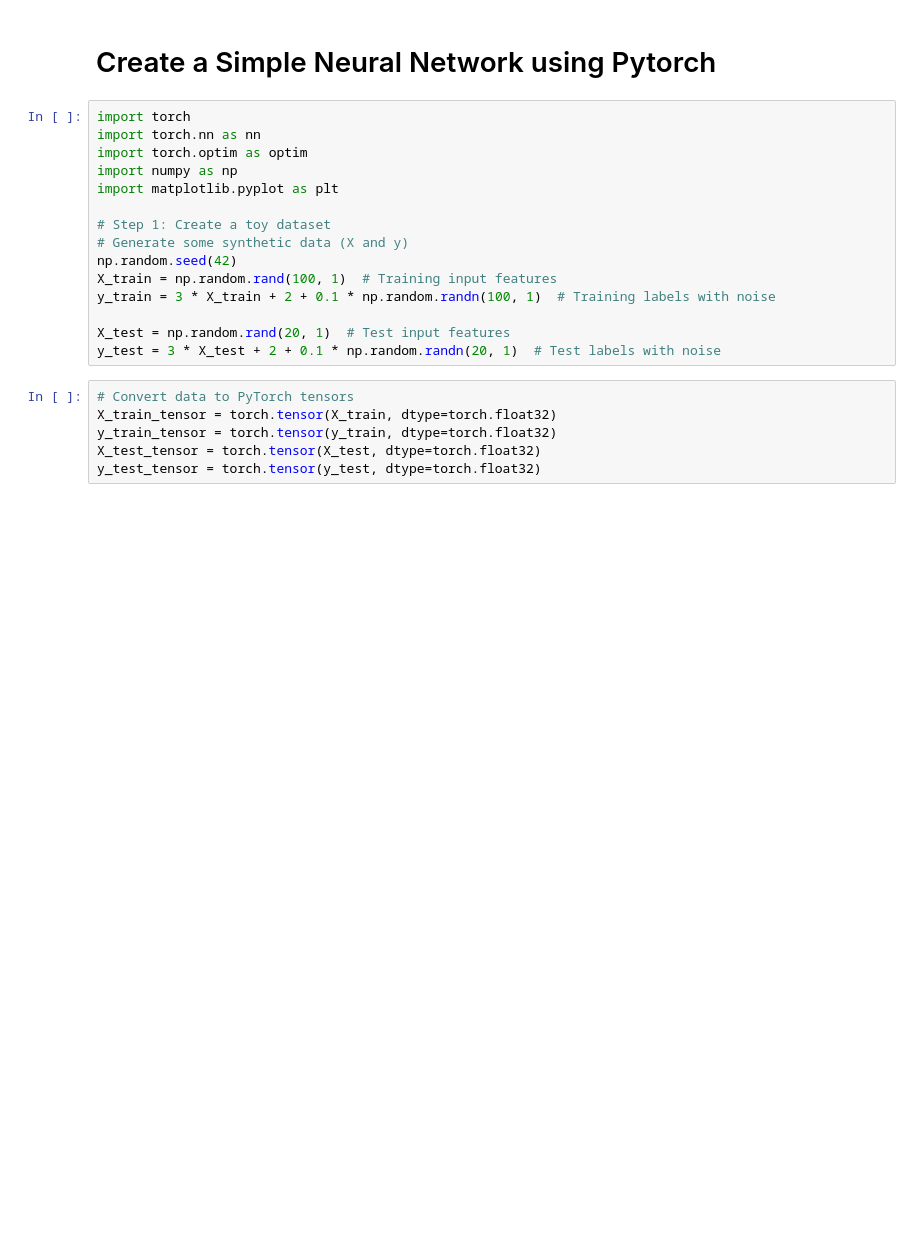
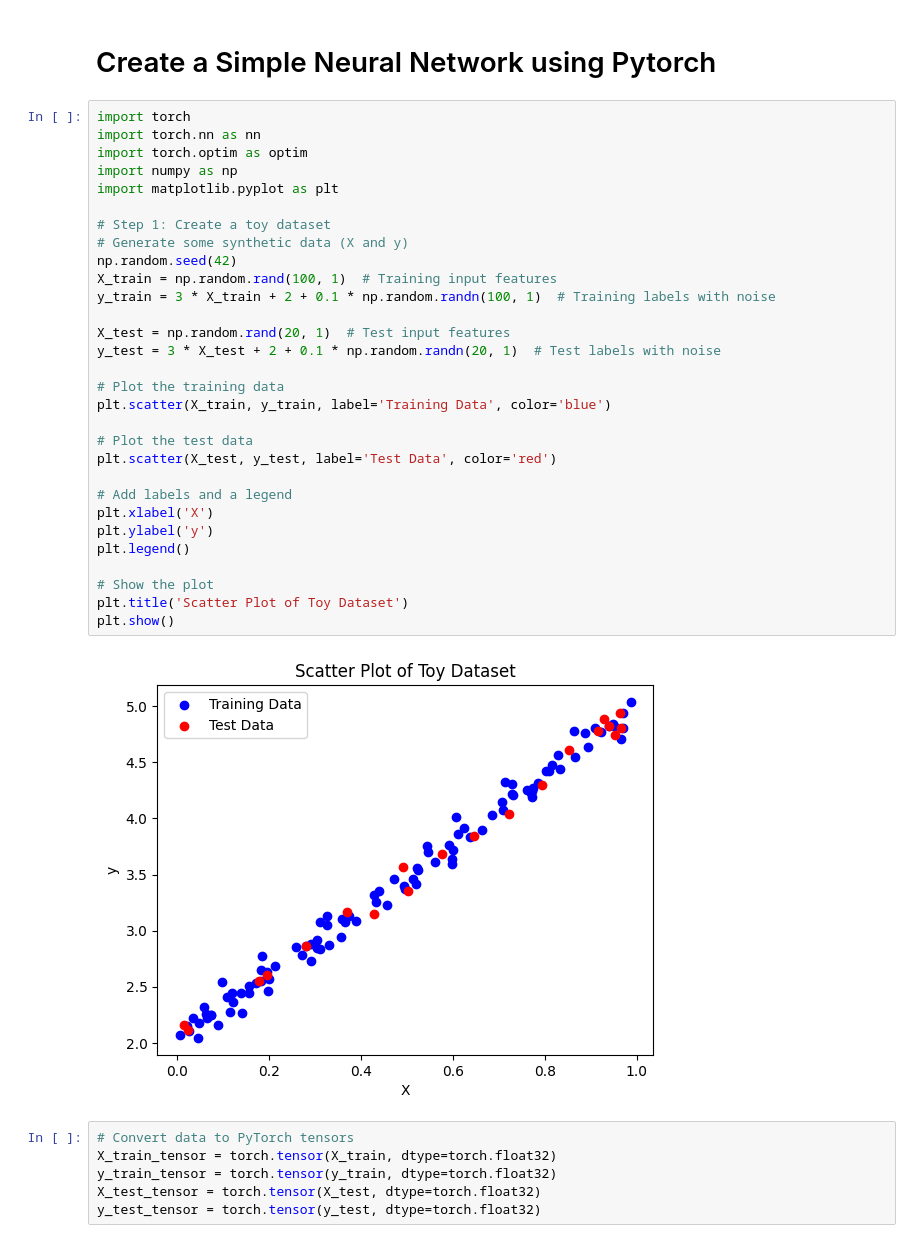
Before and after one commit to shubhamagarwal1993/Introduction-to-Generative-AI, a Jupyter notebook: Day-1/Part-1.ipynb, the cells around one changed output. Cells and saved outputs as stored; diff of their text form; blank space fills up the shorter version.

```diff
--- a/Day-1/Part-1.ipynb
+++ b/Day-1/Part-1.ipynb
@@ -711,18 +731,35 @@ See more in the [official documentation](https://pytorch.org/tutorials/beginner/
 # %%
 import torch
 import torch.nn as nn
 import torch.optim as optim
 import numpy as np
 import matplotlib.pyplot as plt
 
 # Step 1: Create a toy dataset
 # Generate some synthetic data (X and y)
 np.random.seed(42)
 X_train = np.random.rand(100, 1)  # Training input features
 y_train = 3 * X_train + 2 + 0.1 * np.random.randn(100, 1)  # Training labels with noise
 
 X_test = np.random.rand(20, 1)  # Test input features
 y_test = 3 * X_test + 2 + 0.1 * np.random.randn(20, 1)  # Test labels with noise
+
+# Plot the training data
+plt.scatter(X_train, y_train, label='Training Data', color='blue')
+
+# Plot the test data
+plt.scatter(X_test, y_test, label='Test Data', color='red')
+
+# Add labels and a legend
+plt.xlabel('X')
+plt.ylabel('y')
+plt.legend()
+
+# Show the plot
+plt.title('Scatter Plot of Toy Dataset')
+plt.show()
+# %% [output]
+[figure, added]
 # %%
 # Convert data to PyTorch tensors
 X_train_tensor = torch.tensor(X_train, dtype=torch.float32)
```
Also changed, not shown: parts of 56 cells of this notebook, 17 other files.
